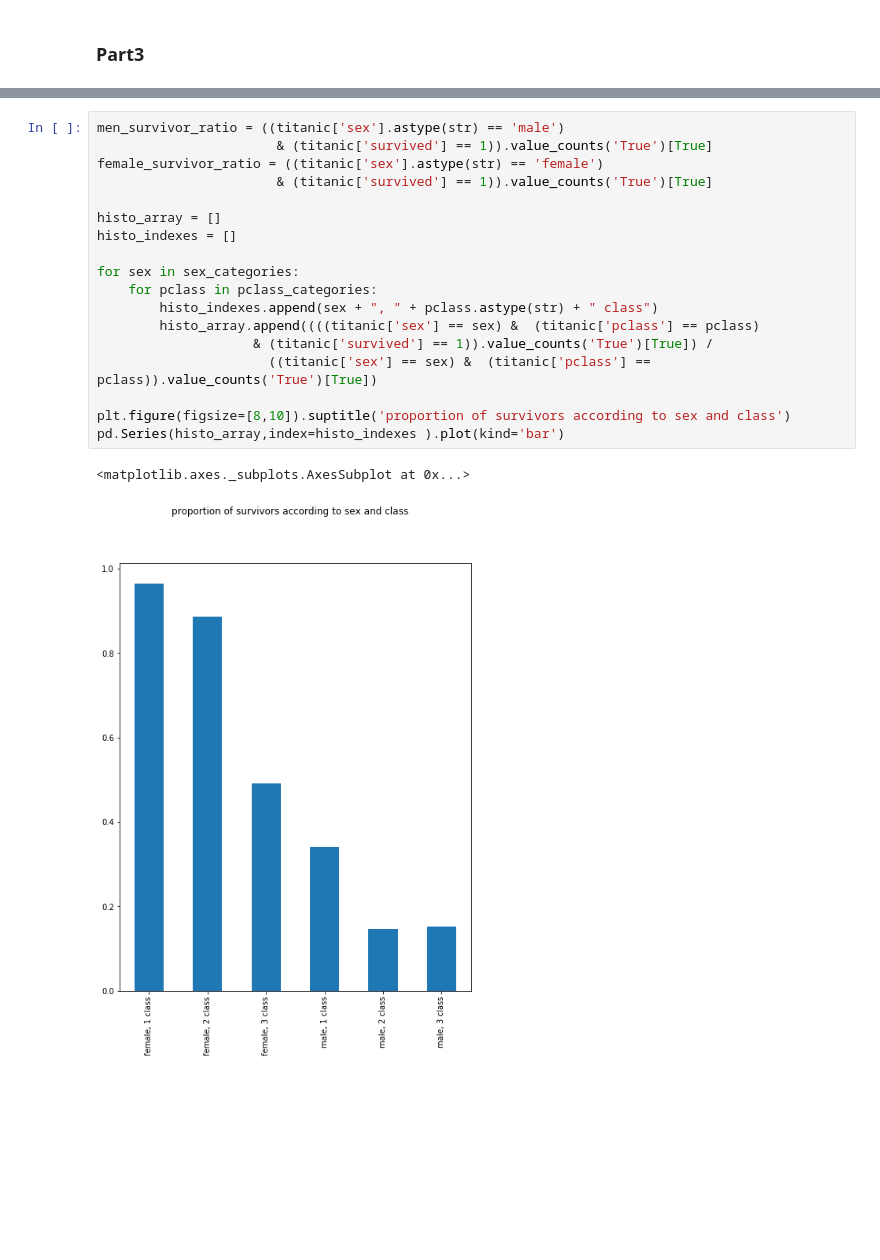
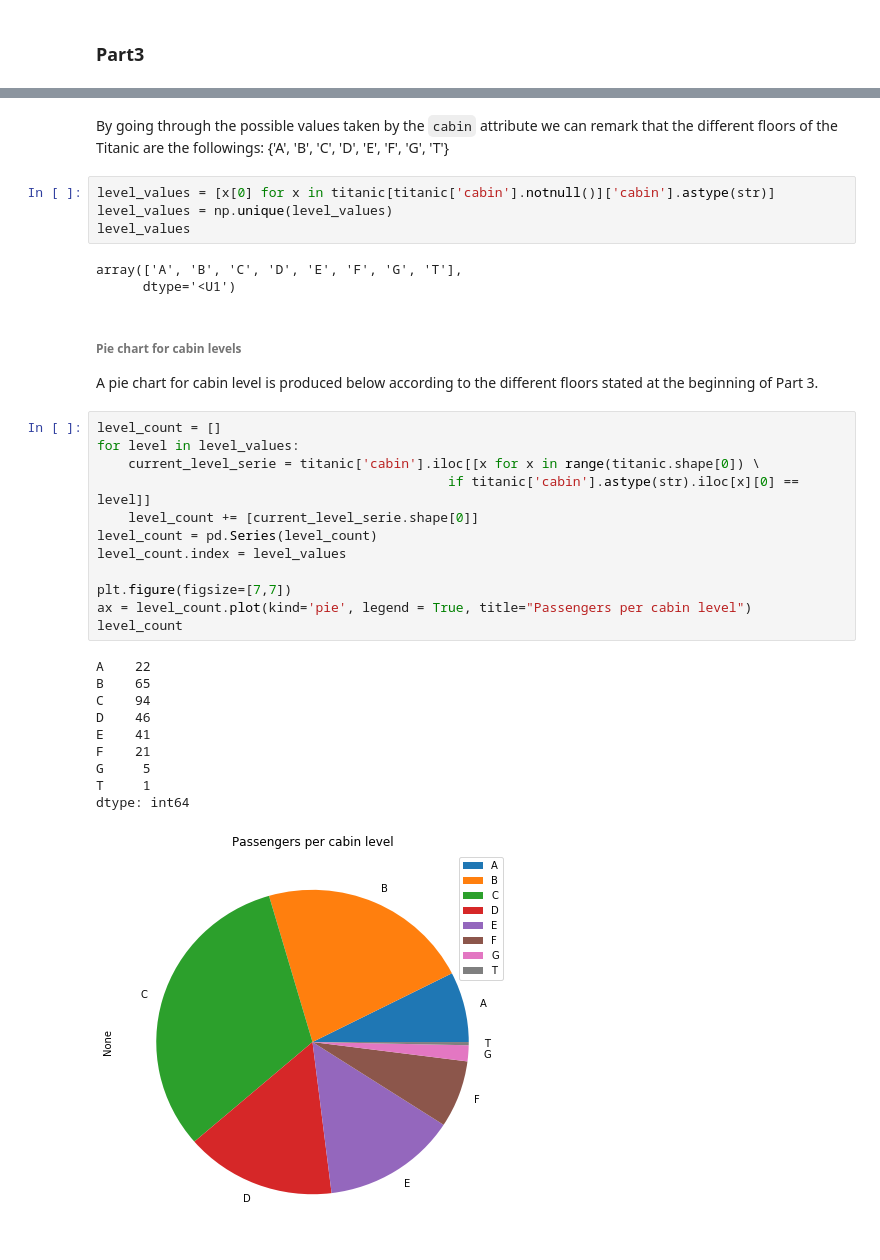
Before and after one commit to adrienruault/ada_molmaru, a Jupyter notebook: Homework01/Solution_task3.ipynb, the cells around one changed output, grey strips where cells are left out. Drawn from its saved outputs; the diff is of its cells as text; blank space fills up the shorter version.

```diff
--- a/Homework01/Solution_task3.ipynb
+++ b/Homework01/Solution_task3.ipynb
@@ -318,21 +248,35 @@ Name: survivors, dtype: int64
-# %%
-men_survivor_ratio = ((titanic['sex'].astype(str) == 'male')
-                       & (titanic['survived'] == 1)).value_counts('True')[True]
-female_survivor_ratio = ((titanic['sex'].astype(str) == 'female')
-                       & (titanic['survived'] == 1)).value_counts('True')[True]
-
-histo_array = []
-histo_indexes = []
-
-for sex in sex_categories:
-    for pclass in pclass_categories:
-        histo_indexes.append(sex + ", " + pclass.astype(str) + " class")
-        histo_array.append((((titanic['sex'] == sex) &  (titanic['pclass'] == pclass)
-                    & (titanic['survived'] == 1)).value_counts('True')[True]) /
-                      ((titanic['sex'] == sex) &  (titanic['pclass'] == pclass)).value_counts('True')[True])
-
-plt.figure(figsize=[8,10]).suptitle('proportion of survivors according to sex and class')
-pd.Series(histo_array,index=histo_indexes ).plot(kind='bar')
-# %% [output]
-<matplotlib.axes._subplots.AxesSubplot at 0x...>
-[figure, removed]
+# %% [markdown]
+By going through the possible values taken by the `cabin` attribute we can remark that the different floors of the Titanic are the followings: {'A', 'B', 'C', 'D', 'E', 'F', 'G', 'T'}
+# %%
+level_values = [x[0] for x in titanic[titanic['cabin'].notnull()]['cabin'].astype(str)]
+level_values = np.unique(level_values)
+level_values
+# %% [output]
+array(['A', 'B', 'C', 'D', 'E', 'F', 'G', 'T'],
+      dtype='<U1')
+# %% [markdown]
+###### Pie chart for cabin levels
+A pie chart for cabin level is produced below according to the different floors stated at the beginning of Part 3.
+# %%
+level_count = []
+for level in level_values:
+    current_level_serie = titanic['cabin'].iloc[[x for x in range(titanic.shape[0]) \
+                                             if titanic['cabin'].astype(str).iloc[x][0] == level]]
+    level_count += [current_level_serie.shape[0]]
+level_count = pd.Series(level_count)
+level_count.index = level_values
+
+plt.figure(figsize=[7,7])
+ax = level_count.plot(kind='pie', legend = True, title="Passengers per cabin level")
+level_count
+# %% [output]
+A    22
+B    65
+C    94
+D    46
+E    41
+F    21
+G     5
+T     1
+dtype: int64
+[figure, added]
```
Also changed, not shown: parts of 15 cells of this notebook, 1 other file.
